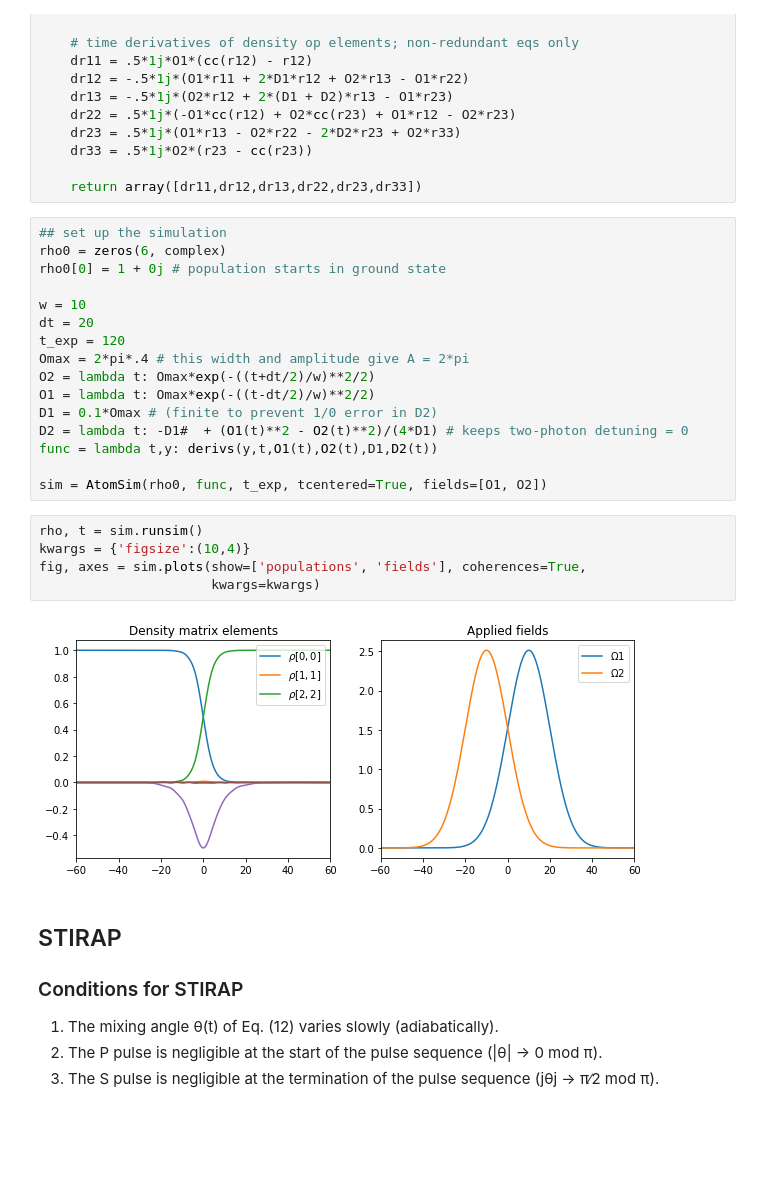
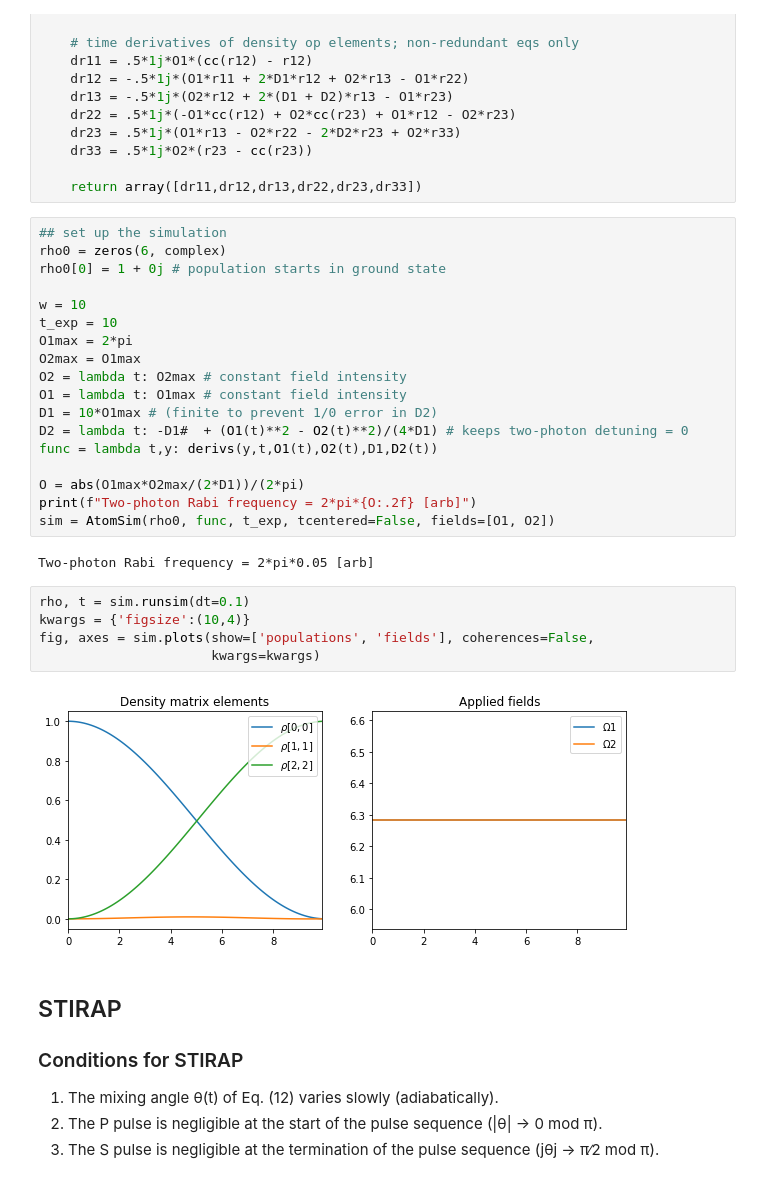
Before and after one commit to prhuft/atom-sim, a Jupyter notebook: rydberg_sims.ipynb, the cells around one changed output. Saved outputs shown, nothing was run; the diff lists cells and outputs as text; blank space fills up the shorter version.

```diff
--- a/rydberg_sims.ipynb
+++ b/rydberg_sims.ipynb
@@ -56,23 +56,27 @@ rho0 = zeros(6, complex)
 rho0[0] = 1 + 0j # population starts in ground state
 
 w = 10
-dt = 20
-t_exp = 120
-Omax = 2*pi*.4 # this width and amplitude give A = 2*pi
-O2 = lambda t: Omax*exp(-((t+dt/2)/w)**2/2)
-O1 = lambda t: Omax*exp(-((t-dt/2)/w)**2/2)
-D1 = 0.1*Omax # (finite to prevent 1/0 error in D2)
+t_exp = 10
+O1max = 2*pi
+O2max = O1max
+O2 = lambda t: O2max # constant field intensity
+O1 = lambda t: O1max # constant field intensity
+D1 = 10*O1max # (finite to prevent 1/0 error in D2)
 D2 = lambda t: -D1#  + (O1(t)**2 - O2(t)**2)/(4*D1) # keeps two-photon detuning = 0
 func = lambda t,y: derivs(y,t,O1(t),O2(t),D1,D2(t))
 
-sim = AtomSim(rho0, func, t_exp, tcentered=True, fields=[O1, O2])
+O = abs(O1max*O2max/(2*D1))/(2*pi)
+print(f"Two-photon Rabi frequency = 2*pi*{O:.2f} [arb]")
+sim = AtomSim(rho0, func, t_exp, tcentered=False, fields=[O1, O2])
+# %% [output]
+Two-photon Rabi frequency = 2*pi*0.05 [arb]
 # %%
-rho, t = sim.runsim()
+rho, t = sim.runsim(dt=0.1)
 kwargs = {'figsize':(10,4)}
-fig, axes = sim.plots(show=['populations', 'fields'], coherences=True,
+fig, axes = sim.plots(show=['populations', 'fields'], coherences=False,
                       kwargs=kwargs)
 # %% [output]
-[figure, old version]
+[figure, new version]
 # %% [markdown]
 ## STIRAP
 ### Conditions for STIRAP
```
Also changed, not shown: parts of 1 cell of this notebook, 3 other files.
